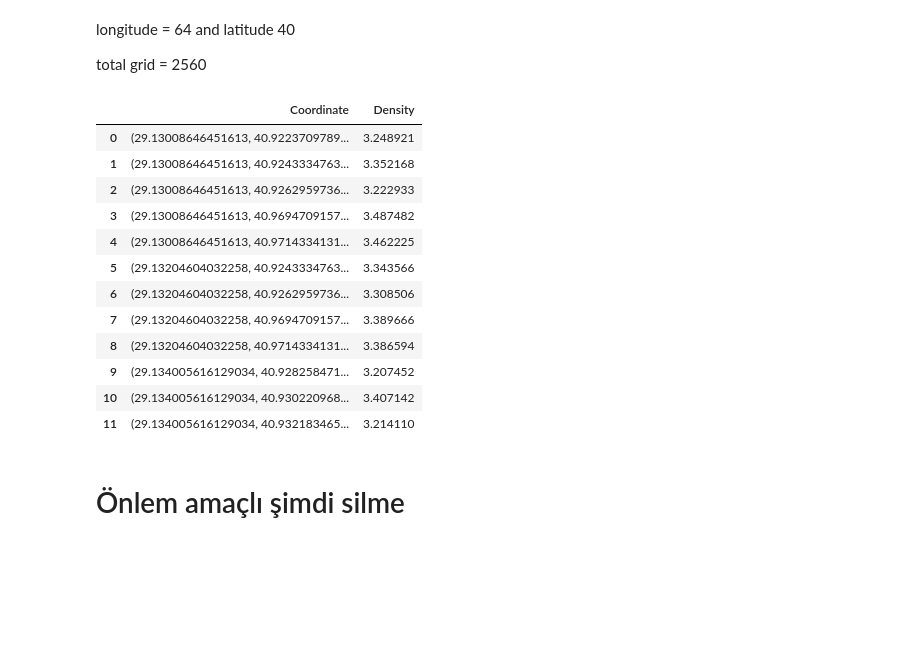
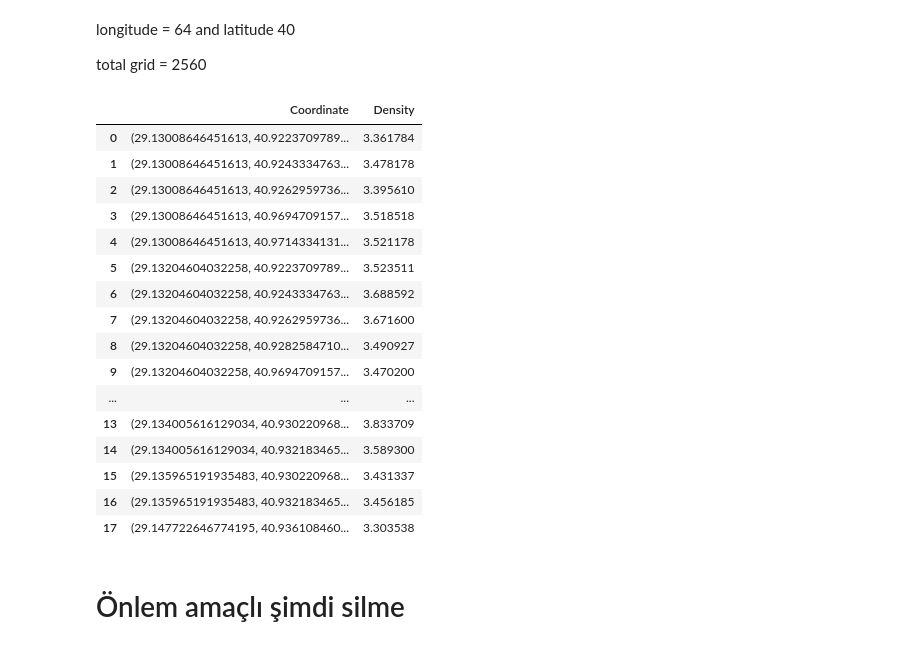
Before and after one commit to umutky/engineering_project, a Jupyter notebook: prepare_data.ipynb, the cells around one changed output. Drawn from its saved outputs; the diff is of its cells as text; code cells hidden in the pictures; blank space fills up the shorter version.

```diff
--- a/prepare_data.ipynb
+++ b/prepare_data.ipynb
@@ -1413,10 +1394,10 @@ scaled_density_duraklar = scaler.fit_transform(density_duraklar.reshape(-1, 1)).
 #scaled_density_otopark = scaler.fit_transform(density_otopark.reshape(-1, 1)).reshape(density_otopark.shape)
 scaled_density_kendi_magaza = scaler.fit_transform(density_kendi_magaza.reshape(-1, 1)).reshape(density_kendi_magaza.shape)
 #scaled_density_poi = scaler.fit_transform(density_poi.reshape(-1, 1)).reshape(density_poi.shape)
-scaled_density_yeni_poi = scaler.fit_transform(density_poi.reshape(-1, 1)).reshape(density_poi.shape)
+scaled_density_yeni_poi = scaler.fit_transform(density_yeni_poi.reshape(-1, 1)).reshape(density_yeni_poi.shape)
 
 # Toplam yoğunluk hesaplama
-total_density = 3*scaled_density_rakip_magaza + 1*scaled_density_duraklar - 1.4*scaled_density_kendi_magaza + 1*scaled_density_yeni_poi
+total_density = 3*scaled_density_rakip_magaza + 1.2*scaled_density_duraklar - 1.4*scaled_density_kendi_magaza + 1.2*scaled_density_yeni_poi
 
 total_density = total_density.reshape(x_grid.shape)
 total_density[total_density < 0] = 0
@@ -1479,35 +1460,39 @@ longitude = 64 and latitude 40
 total grid = 2560
 # %%
 # Eşik değeri belirleme
-threshold = 3.20
+threshold = 3.25
 
 # Koordinatlar ve yoğunluk değerlerini saklamak için bir sözlük oluşturma
 selected_coordinates_with_density = {}
 
 # total_density değerlerini ve koordinatları dolaşma
 for i in range(total_density.shape[0]):
     for j in range(total_density.shape[1]):
         if total_density[i, j] > threshold:
             selected_coordinates_with_density[(x_grid[i, j], y_grid[i, j])] = total_density[i, j]
 
 df = pd.DataFrame(list(selected_coordinates_with_density.items()), columns=['Coordinate', 'Density'])
 
 # DataFrame'i görüntüleme
 df
 # %% [output]
 |  | Coordinate | Density |
-| 0 | (29.13008646451613, 40.9223709789... | 3.248921 |
-| 1 | (29.13008646451613, 40.9243334763... | 3.352168 |
-| 2 | (29.13008646451613, 40.9262959736... | 3.222933 |
-| 3 | (29.13008646451613, 40.9694709157... | 3.487482 |
-| 4 | (29.13008646451613, 40.9714334131... | 3.462225 |
-| 5 | (29.13204604032258, 40.9243334763... | 3.343566 |
-| 6 | (29.13204604032258, 40.9262959736... | 3.308506 |
-| 7 | (29.13204604032258, 40.9694709157... | 3.389666 |
-| 8 | (29.13204604032258, 40.9714334131... | 3.386594 |
-| 9 | (29.134005616129034, 40.928258471... | 3.207452 |
-| 10 | (29.134005616129034, 40.930220968... | 3.407142 |
-| 11 | (29.134005616129034, 40.932183465... | 3.214110 |
+| 0 | (29.13008646451613, 40.9223709789... | 3.361784 |
+| 1 | (29.13008646451613, 40.9243334763... | 3.478178 |
+| 2 | (29.13008646451613, 40.9262959736... | 3.395610 |
+| 3 | (29.13008646451613, 40.9694709157... | 3.518518 |
+| 4 | (29.13008646451613, 40.9714334131... | 3.521178 |
+| 5 | (29.13204604032258, 40.9223709789... | 3.523511 |
+| 6 | (29.13204604032258, 40.9243334763... | 3.688592 |
+| 7 | (29.13204604032258, 40.9262959736... | 3.671600 |
+| 8 | (29.13204604032258, 40.9282584710... | 3.490927 |
+| 9 | (29.13204604032258, 40.9694709157... | 3.470200 |
+| ... | ... | ... |
+| 13 | (29.134005616129034, 40.930220968... | 3.833709 |
+| 14 | (29.134005616129034, 40.932183465... | 3.589300 |
+| 15 | (29.135965191935483, 40.930220968... | 3.431337 |
+| 16 | (29.135965191935483, 40.932183465... | 3.456185 |
+| 17 | (29.147722646774195, 40.936108460... | 3.303538 |
 # %% [markdown]
 # Önlem amaçlı şimdi silme
 # %%
```
Also changed, not shown: parts of 5 cells of this notebook.
